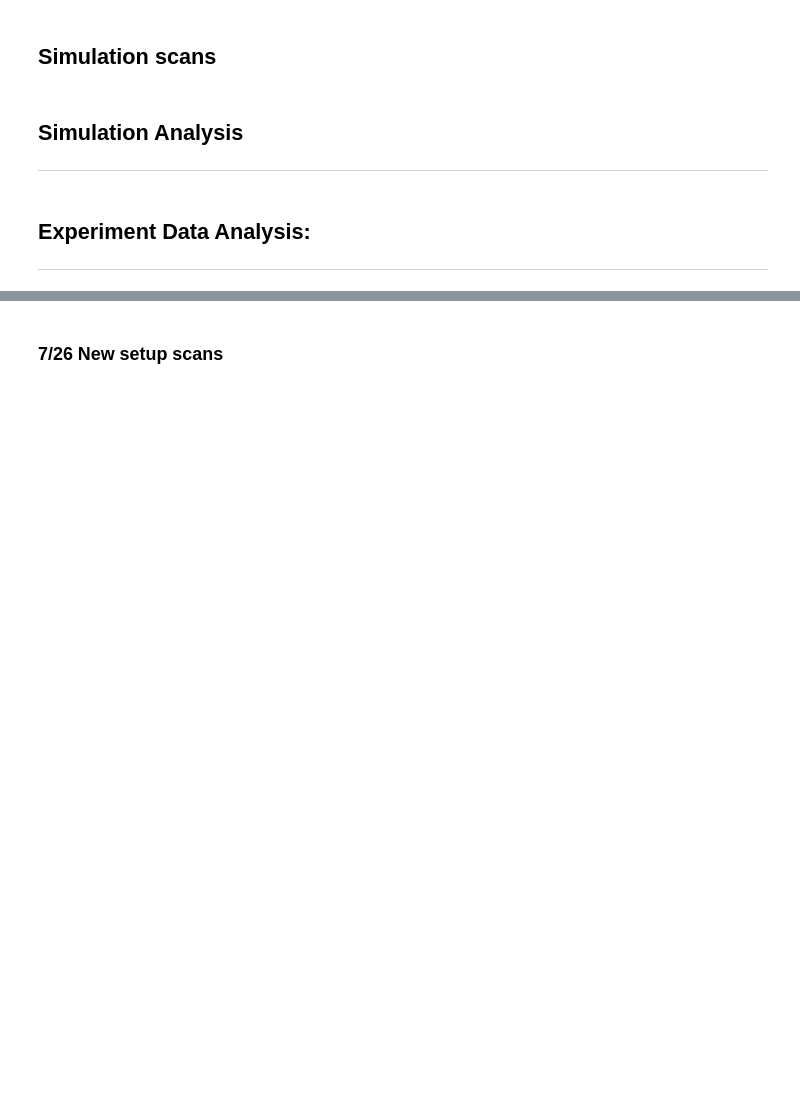
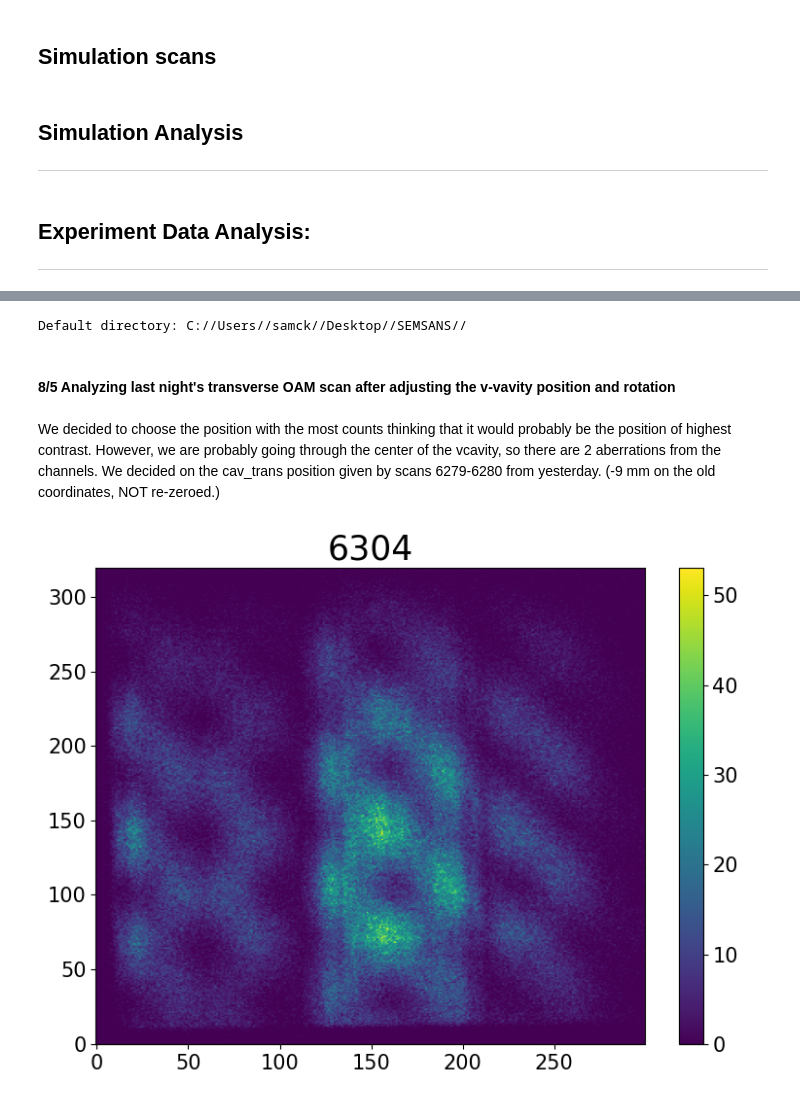
Before and after one commit to srmck/OAM-HFIR-2023, a Jupyter notebook: SEMSANS_OAM.ipynb, the cells around one changed output, grey strips where cells are left out. Drawn from its saved outputs; the diff is of its cells as text; code cells hidden in the pictures; blank space fills up the shorter version.

```diff
--- a/SEMSANS_OAM.ipynb
+++ b/SEMSANS_OAM.ipynb
@@ -12,15 +12,16 @@ import scipy as sc
 import matplotlib.pyplot as plt
 from matplotlib import cm
 import mcstasscript as ms
-import scienceplots
-import math,os,csv
+#import scienceplots
+import math,csv
 from scipy.optimize import curve_fit,minimize
 from scipy.signal import hilbert,convolve,find_peaks
 from scipy.fft import fft,fftfreq,ifft
 from scipy.integrate import quad,simpson
 from scipy.interpolate import CubicSpline
+from os.path import isdir,isfile
 
-plt.style.use(['science', 'notebook', 'grid', 'default', 'bright'])
+#plt.style.use(['science', 'notebook', 'grid', 'default', 'bright'])
 plot_height = 8
 plot_width = plot_height*1.618
 
@@ -47,11 +48,12 @@ if False: #Additions to latex preamble for matplotlib:
 
 LAM = 4.25  #HB-2D wavelength
 DLAM = LAM*1/100  #HB-2D wavelength spread
+GPA = 35.
 gn = -1.832471e8  #gyromagnetic ratio of neutron (rad/T/m^2)
 mn = 1.674927e-27  #mass of neutron (kg)
 hbar = 1.054571e-34  #plancks constant (kg m^2/s)
 cln = gn/(hbar*2*np.pi)*mn  #Larmor constant (SI units)
-cl = gn/(hbar*2*np.pi)*mn*1e-14  #Larmor phase (G^-1 m^-1 AA^-1)
+cl = gn/(hbar*2*np.pi)*mn*1e-14  #Larmor phase constant (G^-1 m^-1 AA^-1)
 print(f'Larmor constant = {round(cl,3)} (G^-1 m^-1 AA^-1)')
 # %% [output]
 Larmor constant = -4.632 (G^-1 m^-1 AA^-1)
@@ -683,2 +438,38 @@ plt.show()
-# %% [markdown]
-### 7/26 New setup scans
+# %%
+DEFAULT_DIRECT = 'C://Users//samck//Desktop//SEMSANS//'
+assert isdir(DEFAULT_DIRECT), 'Default directory is not found!'
+print(f'Default directory: {DEFAULT_DIRECT}')
+
+def fumi_reader(run_num,direct=DEFAULT_DIRECT,plot=False,ROI_x=(100,400),ROI_y=(100,400)):
+    """Reads and plots the csv datafile. Can specify a region of interest with ROI."""
+    filename = direct + f'Run_{run_num}_DSCALE_2_ROT_90.0.txt'
+    #print(f'Run number used: {run_num}')
+    assert isdir(direct), f'Data directory {direct} is not found!'
+    assert isfile(filename), f'Datafile {filename} is not found!'
+
+    with open(filename) as f:
+        lines = csv.reader(f,delimiter=',')
+        data = np.array([l for l in lines],dtype=float)[ROI_x[0]:ROI_x[1],ROI_y[0]:ROI_y[1]].T
+    if plot: ShowImage(data,title=f'{run_num}')
+    return data
+
+def ShowImage(inImage,vmin=0,title=''):
+    """Plots image in reduction function."""
+    fig, ax = plt.subplots(1,1,figsize=(8,6))
+    ax.set_title(title)
+    im = ax.imshow(inImage,origin="lower",aspect="auto",vmin=vmin,vmax=np.max(inImage))
+    fig.colorbar(im)
+    fig.tight_layout()
+    plt.show()
+# %% [output]
+Default directory: C://Users//samck//Desktop//SEMSANS//
+# %% [markdown]
+#### 8/5 Analyzing last night's transverse OAM scan after adjusting the v-vavity position and rotation
+# %% [markdown]
+We decided to choose the position with the most counts thinking that it would probably be the position of highest contrast. However, we are probably going through the center of the vcavity, so there are 2 aberrations from the channels. We decided on the cav_trans position given by scans 6279-6280 from yesterday. (-9 mm on the old coordinates, NOT re-zeroed.)
+# %%
+Rx=(90,390)
+Ry=(80,400)
+_ = fumi_reader(6304,plot=True,ROI_x=Rx,ROI_y=Ry)
+# %% [output]
+[figure, added]
```
Also changed, not shown: parts of 41 cells of this notebook.
